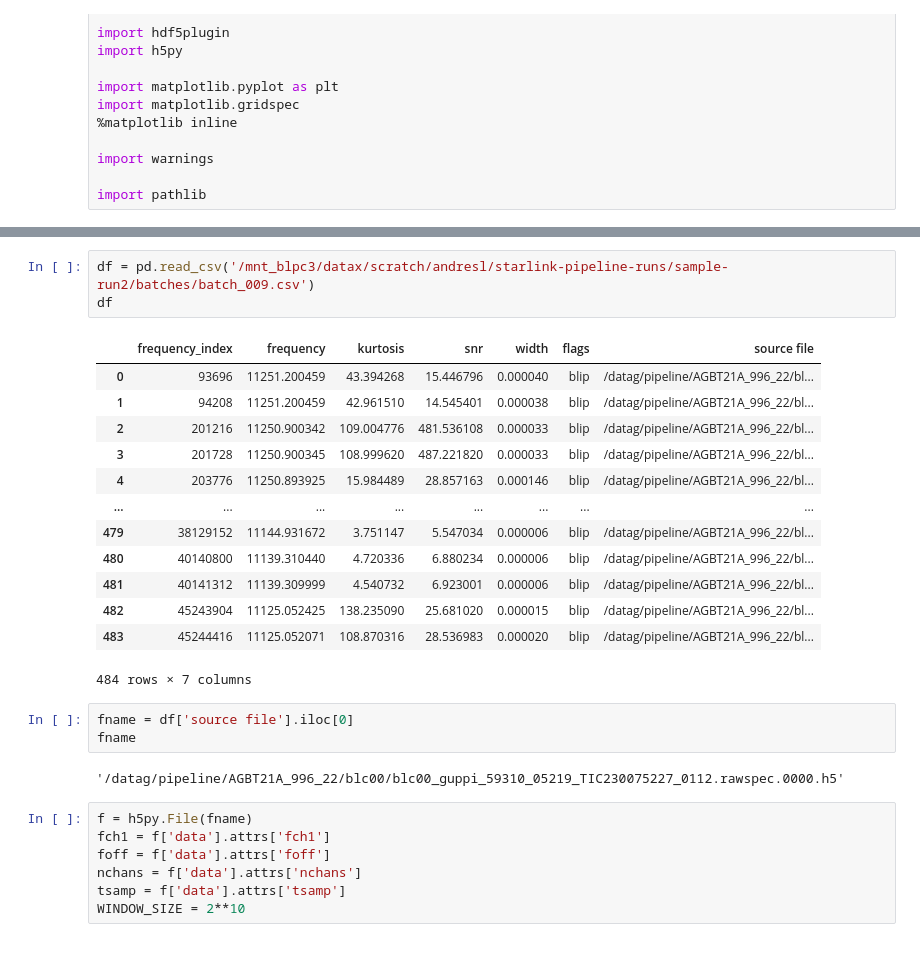
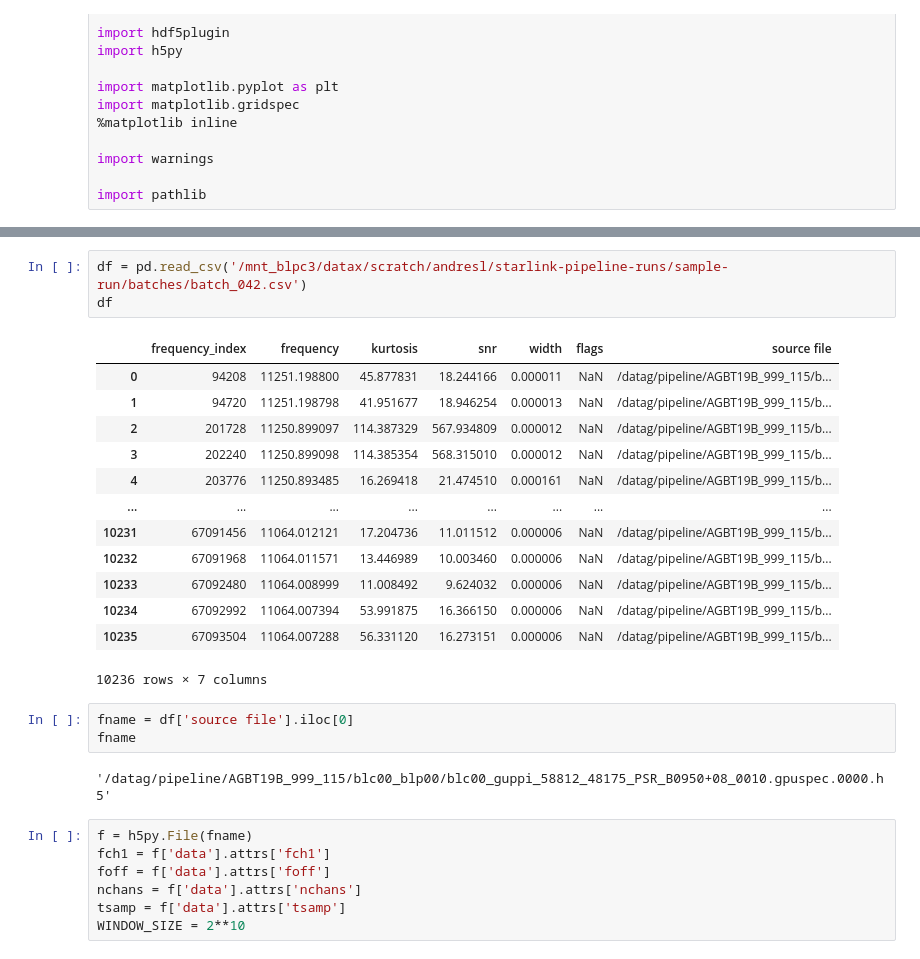
Before and after one commit to andres-luengo/bart, a Jupyter notebook: experiments/inspect_hits.ipynb, the cells around one changed output, grey strips where cells are left out. Drawn from its saved outputs; the diff is of its cells as text.

```diff
--- a/experiments/inspect_hits.ipynb
+++ b/experiments/inspect_hits.ipynb
@@ -26,25 +27,25 @@ print(num)
 # %%
-df = pd.read_csv('/mnt_blpc3/datax/scratch/andresl/starlink-pipeline-runs/sample-run2/batches/batch_009.csv')
+df = pd.read_csv('/mnt_blpc3/datax/scratch/andresl/starlink-pipeline-runs/sample-run/batches/batch_042.csv')
 df
 # %% [output]
 |  | frequency_index | frequency | kurtosis | snr | width | flags | source file |
-| 0 | 93696 | 11251.200459 | 43.394268 | 15.446796 | 0.000040 | blip | /datag/pipeline/AGBT21A_996_22/bl... |
-| 1 | 94208 | 11251.200459 | 42.961510 | 14.545401 | 0.000038 | blip | /datag/pipeline/AGBT21A_996_22/bl... |
-| 2 | 201216 | 11250.900342 | 109.004776 | 481.536108 | 0.000033 | blip | /datag/pipeline/AGBT21A_996_22/bl... |
-| 3 | 201728 | 11250.900345 | 108.999620 | 487.221820 | 0.000033 | blip | /datag/pipeline/AGBT21A_996_22/bl... |
-| 4 | 203776 | 11250.893925 | 15.984489 | 28.857163 | 0.000146 | blip | /datag/pipeline/AGBT21A_996_22/bl... |
+| 0 | 94208 | 11251.198800 | 45.877831 | 18.244166 | 0.000011 | NaN | /datag/pipeline/AGBT19B_999_115/b... |
+| 1 | 94720 | 11251.198798 | 41.951677 | 18.946254 | 0.000013 | NaN | /datag/pipeline/AGBT19B_999_115/b... |
+| 2 | 201728 | 11250.899097 | 114.387329 | 567.934809 | 0.000012 | NaN | /datag/pipeline/AGBT19B_999_115/b... |
+| 3 | 202240 | 11250.899098 | 114.385354 | 568.315010 | 0.000012 | NaN | /datag/pipeline/AGBT19B_999_115/b... |
+| 4 | 203776 | 11250.893485 | 16.269418 | 21.474510 | 0.000161 | NaN | /datag/pipeline/AGBT19B_999_115/b... |
 | ... | ... | ... | ... | ... | ... | ... | ... |
-| 479 | 38129152 | 11144.931672 | 3.751147 | 5.547034 | 0.000006 | blip | /datag/pipeline/AGBT21A_996_22/bl... |
-| 480 | 40140800 | 11139.310440 | 4.720336 | 6.880234 | 0.000006 | blip | /datag/pipeline/AGBT21A_996_22/bl... |
-| 481 | 40141312 | 11139.309999 | 4.540732 | 6.923001 | 0.000006 | blip | /datag/pipeline/AGBT21A_996_22/bl... |
-| 482 | 45243904 | 11125.052425 | 138.235090 | 25.681020 | 0.000015 | blip | /datag/pipeline/AGBT21A_996_22/bl... |
-| 483 | 45244416 | 11125.052071 | 108.870316 | 28.536983 | 0.000020 | blip | /datag/pipeline/AGBT21A_996_22/bl... |
+| 10231 | 67091456 | 11064.012121 | 17.204736 | 11.011512 | 0.000006 | NaN | /datag/pipeline/AGBT19B_999_115/b... |
+| 10232 | 67091968 | 11064.011571 | 13.446989 | 10.003460 | 0.000006 | NaN | /datag/pipeline/AGBT19B_999_115/b... |
+| 10233 | 67092480 | 11064.008999 | 11.008492 | 9.624032 | 0.000006 | NaN | /datag/pipeline/AGBT19B_999_115/b... |
+| 10234 | 67092992 | 11064.007394 | 53.991875 | 16.366150 | 0.000006 | NaN | /datag/pipeline/AGBT19B_999_115/b... |
+| 10235 | 67093504 | 11064.007288 | 56.331120 | 16.273151 | 0.000006 | NaN | /datag/pipeline/AGBT19B_999_115/b... |
-484 rows × 7 columns
+10236 rows × 7 columns
 # %%
 fname = df['source file'].iloc[0]
 fname
 # %% [output]
-'/datag/pipeline/AGBT21A_996_22/blc00/blc00_guppi_59310_05219_TIC230075227_0112.rawspec.0000.h5'
+'/datag/pipeline/AGBT19B_999_115/blc00_blp00/blc00_guppi_58812_48175_PSR_B0950+08_0010.gpuspec.0000.h5'
 # %%
 f = h5py.File(fname)
 fch1 = f['data'].attrs['fch1']
```
Also changed, not shown: parts of 3 cells of this notebook.
